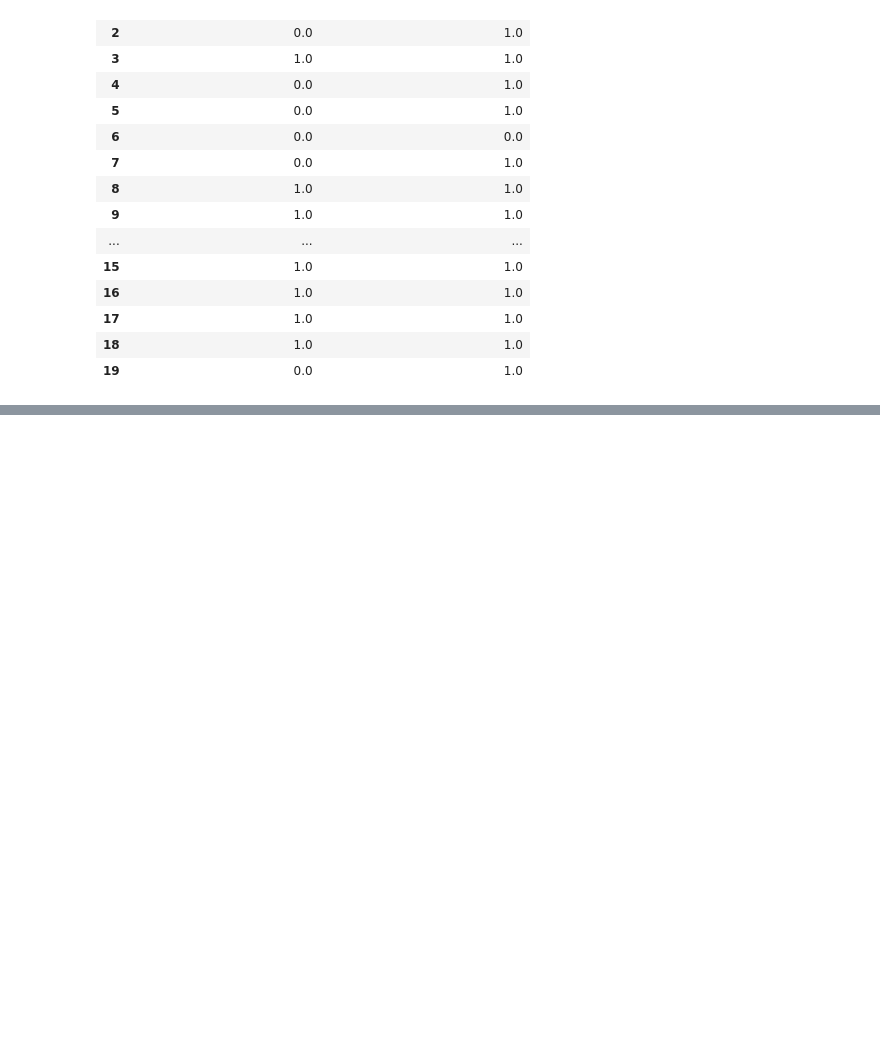
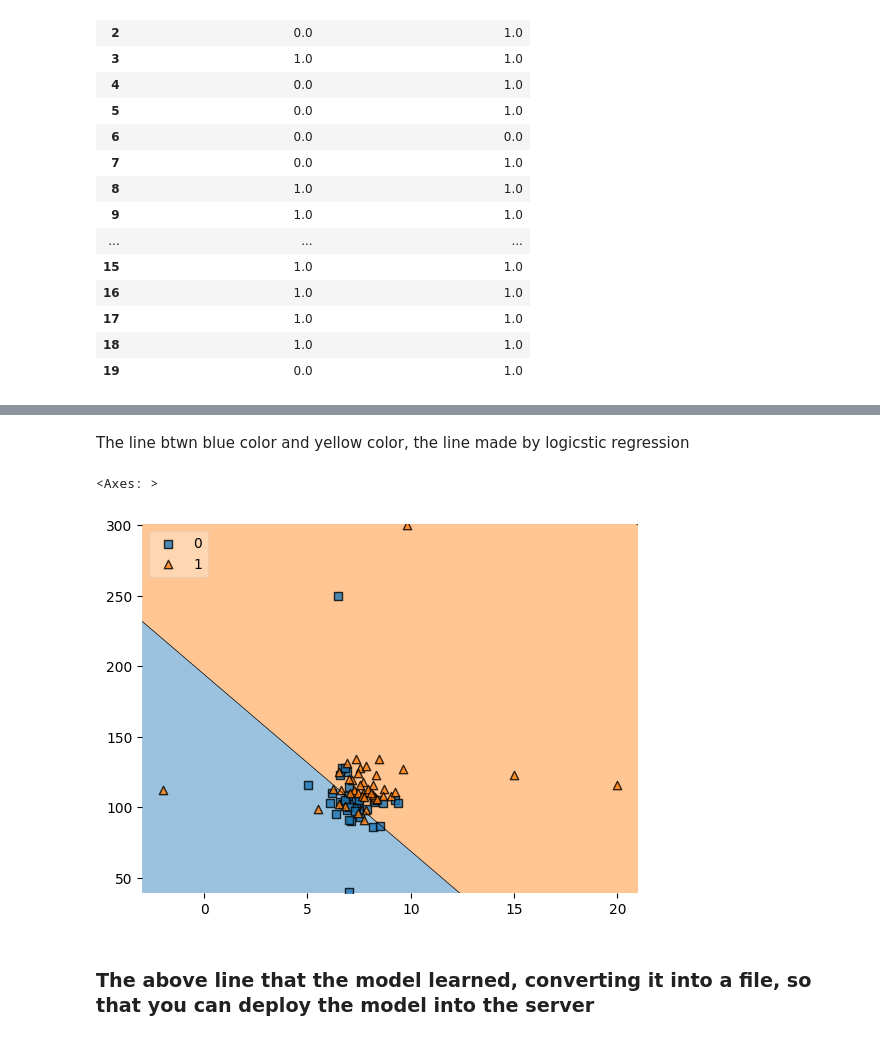
Before and after one commit to Ashura369/python, a Jupyter notebook: 1 jupyter workspace lecture/sklearn library/2 scikit learn.ipynb, the cells around one changed output, grey strips where cells are left out. Drawn from its saved outputs; the diff is of its cells as text; code cells hidden in the pictures; blank space fills up the shorter version.

```diff
--- a/1 jupyter workspace lecture/sklearn library/2 scikit learn.ipynb
+++ b/1 jupyter workspace lecture/sklearn library/2 scikit learn.ipynb
@@ -150,0 +170,10 @@ RMSE : 0.5916079783099616
+# %% [markdown]
+The line btwn blue color and yellow color, the line made by logicstic regression
+# %%
+# linear regression line
+plot_decision_regions(x_train, y_train, clf=regressor, legend=2)
+# %% [output]
+<Axes: >
+[figure, added]
+# %% [markdown]
+### The above line that the model learned, converting it into a file, so that you can deploy the model into the server
```
Also changed, not shown: parts of 6 cells of this notebook, 1 other file.
